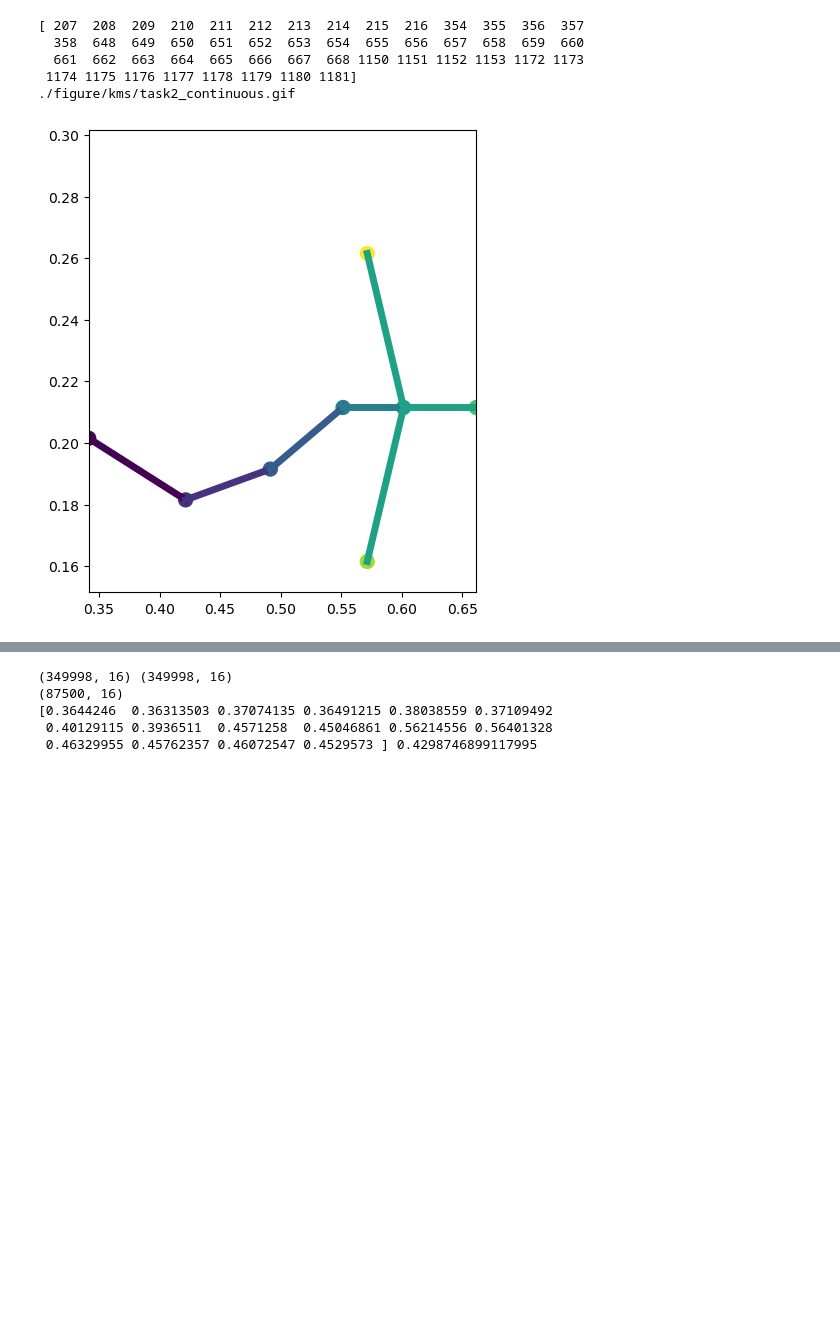
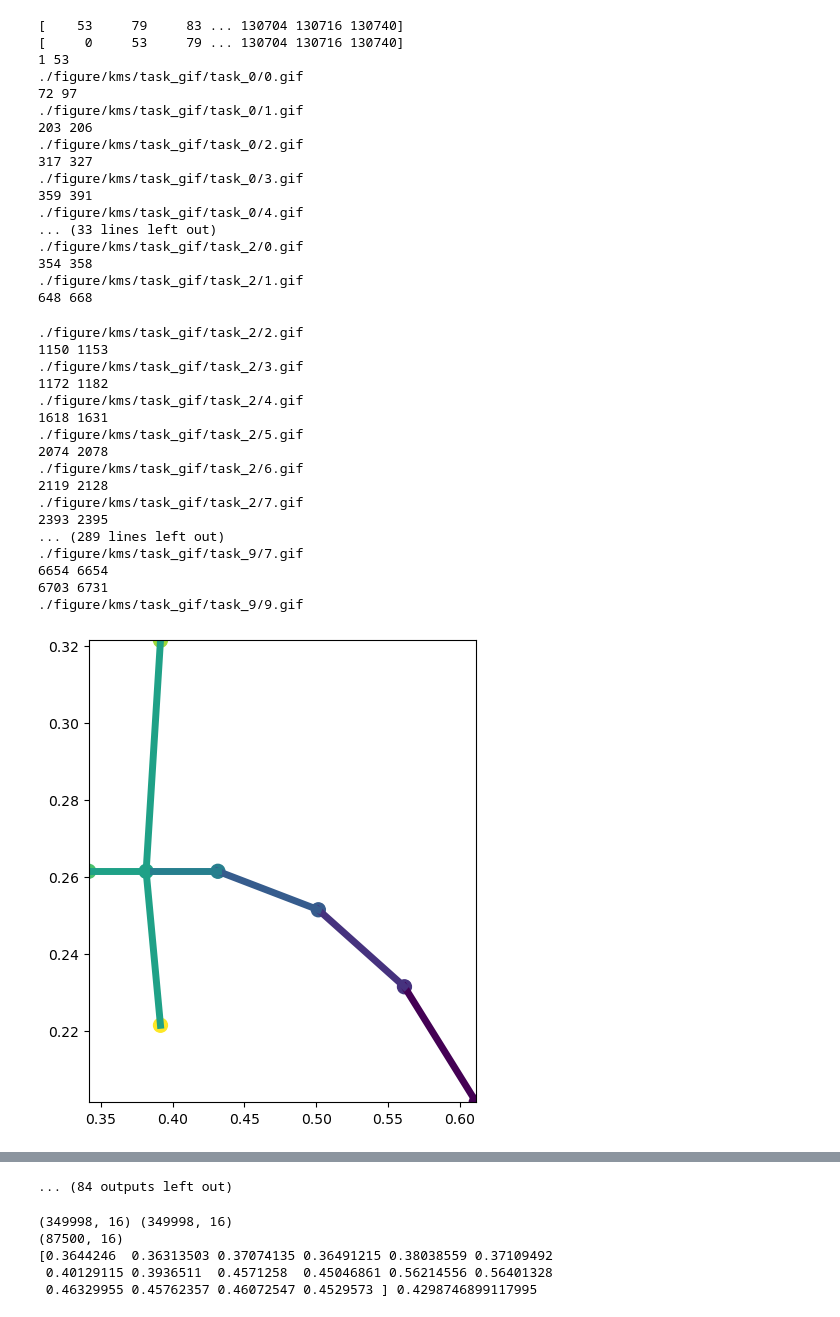
Before and after one commit to G1NO3/Rat7m-SPEDER, a Jupyter notebook: simulation.ipynb, the cells around one changed output, grey strips where cells are left out. Saved outputs shown, nothing was run; the diff lists cells and outputs as text; code cells hidden in the pictures; blank space fills up the shorter version.

```diff
--- a/simulation.ipynb
+++ b/simulation.ipynb
@@ -18,18 +19,69 @@ from visualize import plot_gif
 # %%
+# PCA
 state_dim = 16
 action_dim = 16
 n_task = 10
 replay_buffer_path = './kms/replay_buffer_mildnormalized_state200_action200.pth'
 replay_buffer = buffer.ReplayBuffer(state_dim, action_dim, 10000)
 replay_buffer.load_state_dict(torch.load(replay_buffer_path))
-all_idxs = np.where(replay_buffer.task==2)[0]
-print(all_idxs[:50])
-state_seqs = replay_buffer.state[207:217]
-plot_gif(state_seqs, f'./figure/kms/task2_continuous.gif')
+state = replay_buffer.state[0]
-# %% [output]
-[ 207  208  209  210  211  212  213  214  215  216  354  355  356  357
-  358  648  649  650  651  652  653  654  655  656  657  658  659  660
-  661  662  663  664  665  666  667  668 1150 1151 1152 1153 1172 1173
- 1174 1175 1176 1177 1178 1179 1180 1181]
-./figure/kms/task2_continuous.gif
-[figure, removed]
+# %%
+state_dim = 16
+action_dim = 16
+n_task = 10
+replay_buffer_path = './kms/replay_buffer_mildnormalized_state200_action200.pth'
+replay_buffer = buffer.ReplayBuffer(state_dim, action_dim, 10000)
+replay_buffer.load_state_dict(torch.load(replay_buffer_path))
+for j in range(n_task):
+
+    all_idxs = np.where(replay_buffer.task==j)[0]
+    transition = np.where(np.diff(all_idxs)>1)[0]
+    print(transition)
+    transition_list = np.concatenate(([0], transition))
+    print(transition_list)
+    for i in range(10):
+        start = all_idxs[transition_list[i]+1]
+        end = all_idxs[transition_list[i+1]]
+        print(start, end)
+        if start == end:
+            continue
+        state_seqs = replay_buffer.state[start:end]
+        plot_gif(state_seqs, f'./figure/kms/task_gif/task_{j}/{i}.gif')
+# state_seqs = replay_buffer.state[1172:1182]
+# plot_gif(state_seqs, f'./figure/kms/task2_continuous.gif')
+# %% [output]
+[    53     79     83 ... 130704 130716 130740]
+[     0     53     79 ... 130704 130716 130740]
+1 53
+./figure/kms/task_gif/task_0/0.gif
+72 97
+./figure/kms/task_gif/task_0/1.gif
+203 206
+./figure/kms/task_gif/task_0/2.gif
+317 327
+./figure/kms/task_gif/task_0/3.gif
+359 391
+./figure/kms/task_gif/task_0/4.gif
+... (33 lines left out)
+./figure/kms/task_gif/task_2/0.gif
+354 358
+./figure/kms/task_gif/task_2/1.gif
+648 668
+./figure/kms/task_gif/task_2/2.gif
+1150 1153
+./figure/kms/task_gif/task_2/3.gif
+1172 1182
+./figure/kms/task_gif/task_2/4.gif
+1618 1631
+./figure/kms/task_gif/task_2/5.gif
+2074 2078
+./figure/kms/task_gif/task_2/6.gif
+2119 2128
+./figure/kms/task_gif/task_2/7.gif
+2393 2395
+... (289 lines left out)
+./figure/kms/task_gif/task_9/7.gif
+6654 6654
+6703 6731
+./figure/kms/task_gif/task_9/9.gif
+[figure, added]
@@ -36,3 +97,4 @@ plot_gif(state_seqs, f'./figure/kms/task2_continuous.gif')
+... (84 outputs left out)
 # %%
 def check_multiple_step_rollout(lr, syllable, replay_buffer):
     syllable_idx = np.where(replay_buffer.task == syllable)[0]
```
Also changed, not shown: parts of 2 cells of this notebook, 2 other files.
